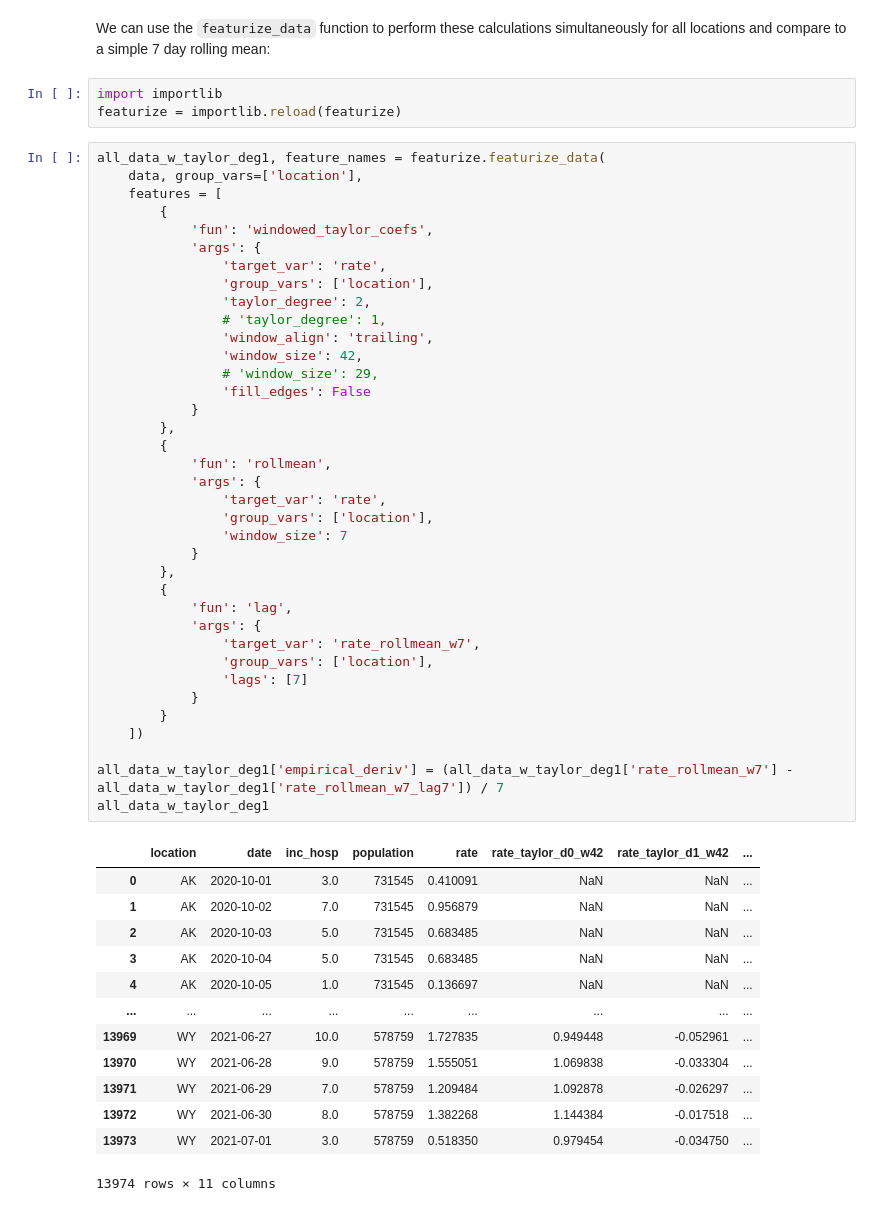
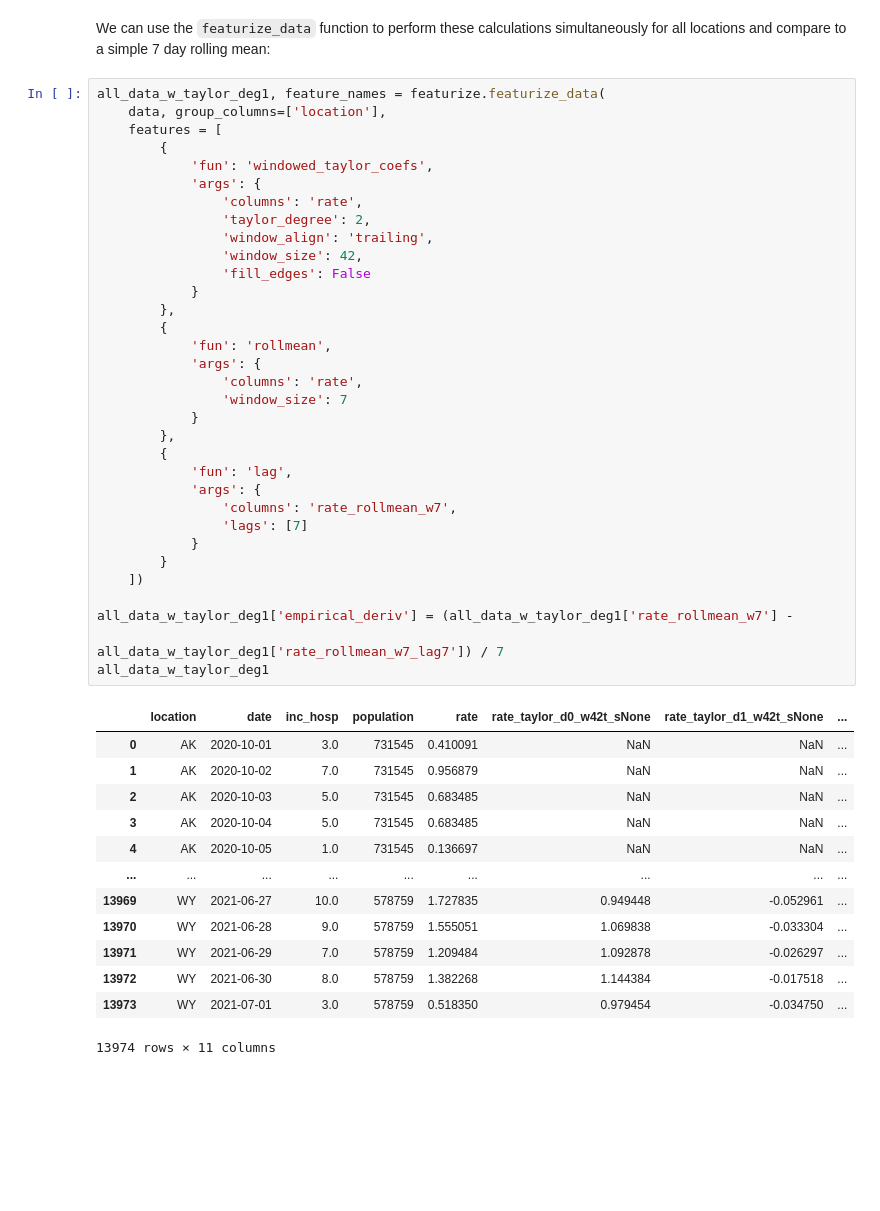
Before and after one commit to reichlab/timeseriesutils, a Jupyter notebook: demo.ipynb, the cells around one changed output. Cells and saved outputs as stored; diff of their text form; blank space fills up the shorter version.

```diff
--- a/demo.ipynb
+++ b/demo.ipynb
@@ -218,48 +237,41 @@ plt.legend()
 [figure]
 # %% [markdown]
 We can use the `featurize_data` function to perform these calculations simultaneously for all locations and compare to a simple 7 day rolling mean:
-# %%
-import importlib
-featurize = importlib.reload(featurize)
 # %%
 all_data_w_taylor_deg1, feature_names = featurize.featurize_data(
-    data, group_vars=['location'],
+    data, group_columns=['location'],
     features = [
         {
             'fun': 'windowed_taylor_coefs',
             'args': {
-                'target_var': 'rate',
-                'group_vars': ['location'],
+                'columns': 'rate',
                 'taylor_degree': 2,
-                # 'taylor_degree': 1,
                 'window_align': 'trailing',
                 'window_size': 42,
-                # 'window_size': 29,
                 'fill_edges': False
             }
         },
         {
             'fun': 'rollmean',
             'args': {
-                'target_var': 'rate',
-                'group_vars': ['location'],
+                'columns': 'rate',
                 'window_size': 7
             }
         },
         {
             'fun': 'lag',
             'args': {
-                'target_var': 'rate_rollmean_w7',
-                'group_vars': ['location'],
+                'columns': 'rate_rollmean_w7',
                 'lags': [7]
             }
         }
     ])
 
-all_data_w_taylor_deg1['empirical_deriv'] = (all_data_w_taylor_deg1['rate_rollmean_w7'] - all_data_w_taylor_deg1['rate_rollmean_w7_lag7']) / 7
+all_data_w_taylor_deg1['empirical_deriv'] = (all_data_w_taylor_deg1['rate_rollmean_w7'] -
+                                                all_data_w_taylor_deg1['rate_rollmean_w7_lag7']) / 7
 all_data_w_taylor_deg1
 # %% [output]
-|  | location | date | inc_hosp | population | rate | rate_taylor_d0_w42 | rate_taylor_d1_w42 | ... |
+|  | location | date | inc_hosp | population | rate | rate_taylor_d0_w42t_sNone | rate_taylor_d1_w42t_sNone | ... |
 | 0 | AK | 2020-10-01 | 3.0 | 731545 | 0.410091 | NaN | NaN | ... |
 | 1 | AK | 2020-10-02 | 7.0 | 731545 | 0.956879 | NaN | NaN | ... |
 | 2 | AK | 2020-10-03 | 5.0 | 731545 | 0.683485 | NaN | NaN | ... |
```
Also changed, not shown: parts of 15 cells of this notebook, 1 other file.
